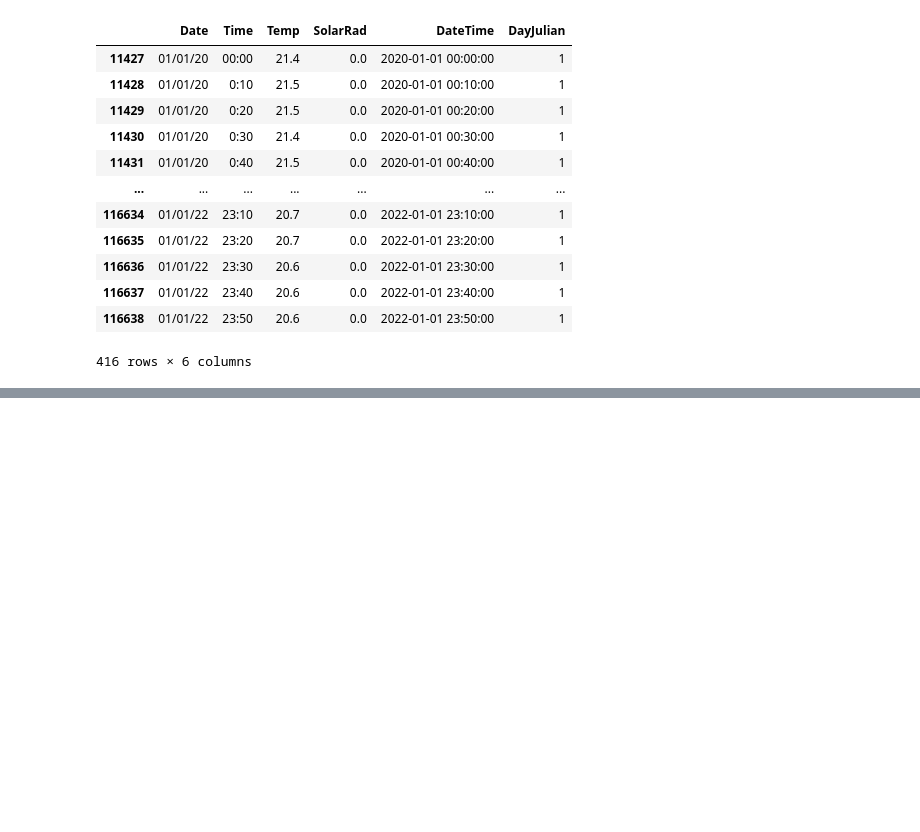
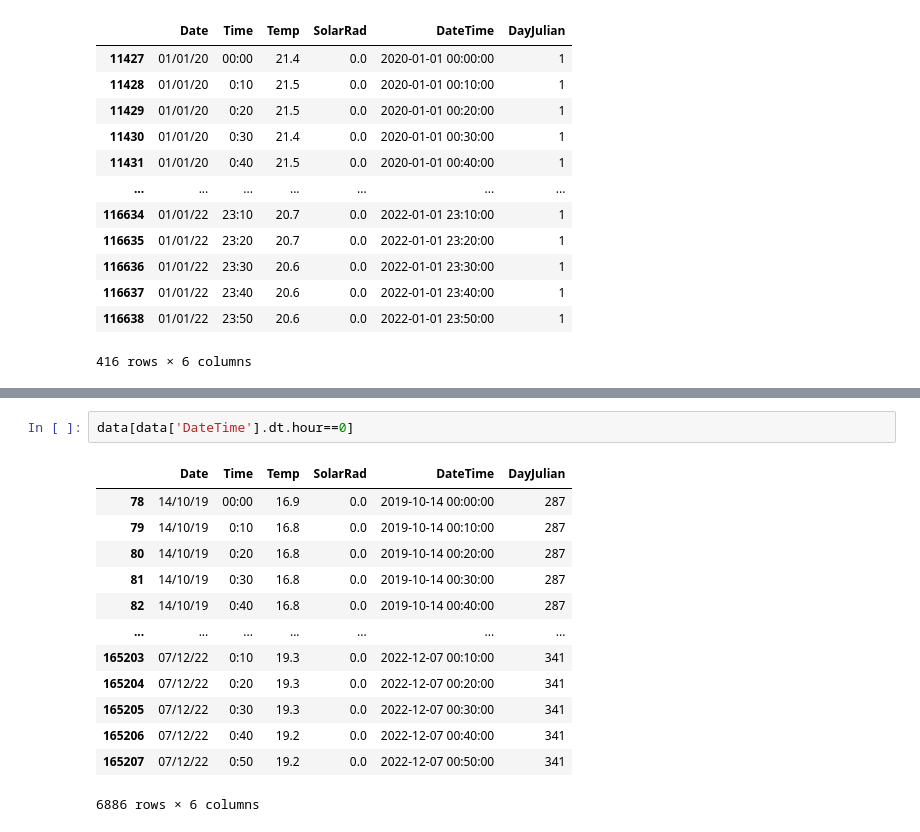
Before and after one commit to Pr0nel/weather_data, a Jupyter notebook: Notebooks/1.0 Exploracion Dataset.ipynb, the cells around one changed output, grey strips where cells are left out. Saved outputs shown, nothing was run; the diff lists cells and outputs as text; blank space fills up the shorter version.

```diff
--- a/Notebooks/1.0 Exploracion Dataset.ipynb
+++ b/Notebooks/1.0 Exploracion Dataset.ipynb
@@ -349,0 +363,16 @@ data.loc[data['DayJulian']==1]
+# %%
+data[data['DateTime'].dt.hour==0]
+# %% [output]
+|  | Date | Time | Temp | SolarRad | DateTime | DayJulian |
+| 78 | 14/10/19 | 00:00 | 16.9 | 0.0 | 2019-10-14 00:00:00 | 287 |
+| 79 | 14/10/19 | 0:10 | 16.8 | 0.0 | 2019-10-14 00:10:00 | 287 |
+| 80 | 14/10/19 | 0:20 | 16.8 | 0.0 | 2019-10-14 00:20:00 | 287 |
+| 81 | 14/10/19 | 0:30 | 16.8 | 0.0 | 2019-10-14 00:30:00 | 287 |
+| 82 | 14/10/19 | 0:40 | 16.8 | 0.0 | 2019-10-14 00:40:00 | 287 |
+| ... | ... | ... | ... | ... | ... | ... |
+| 165203 | 07/12/22 | 0:10 | 19.3 | 0.0 | 2022-12-07 00:10:00 | 341 |
+| 165204 | 07/12/22 | 0:20 | 19.3 | 0.0 | 2022-12-07 00:20:00 | 341 |
+| 165205 | 07/12/22 | 0:30 | 19.3 | 0.0 | 2022-12-07 00:30:00 | 341 |
+| 165206 | 07/12/22 | 0:40 | 19.2 | 0.0 | 2022-12-07 00:40:00 | 341 |
+| 165207 | 07/12/22 | 0:50 | 19.2 | 0.0 | 2022-12-07 00:50:00 | 341 |
+6886 rows × 6 columns
```
Also changed, not shown: parts of 7 cells of this notebook.
